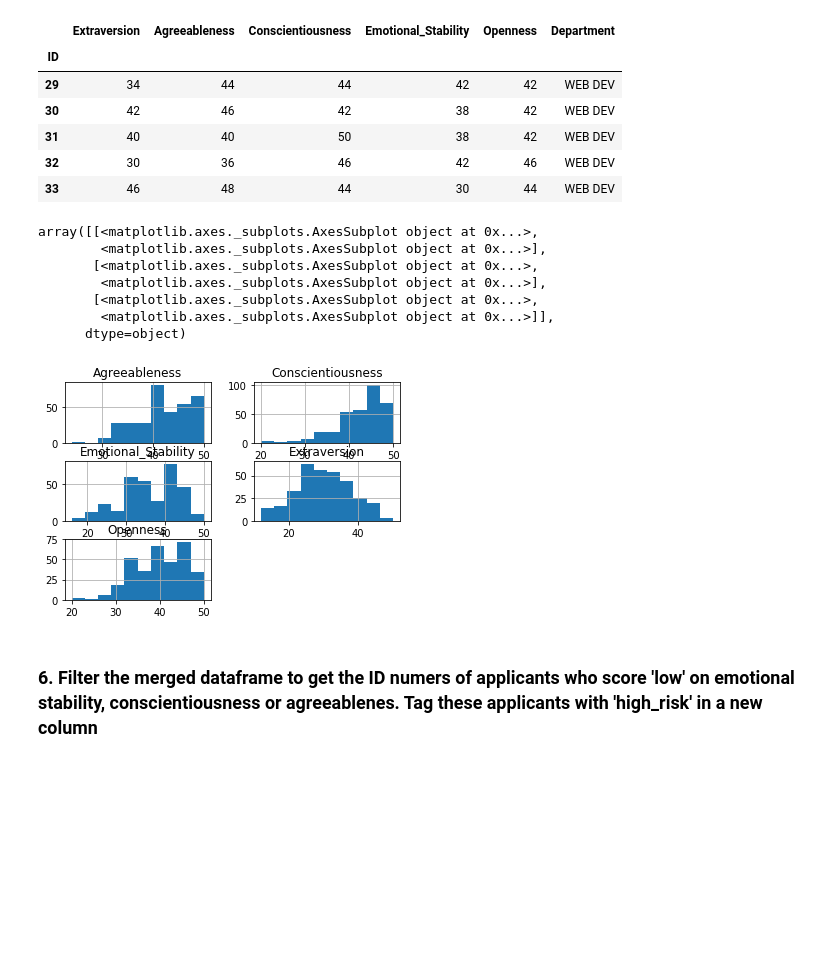
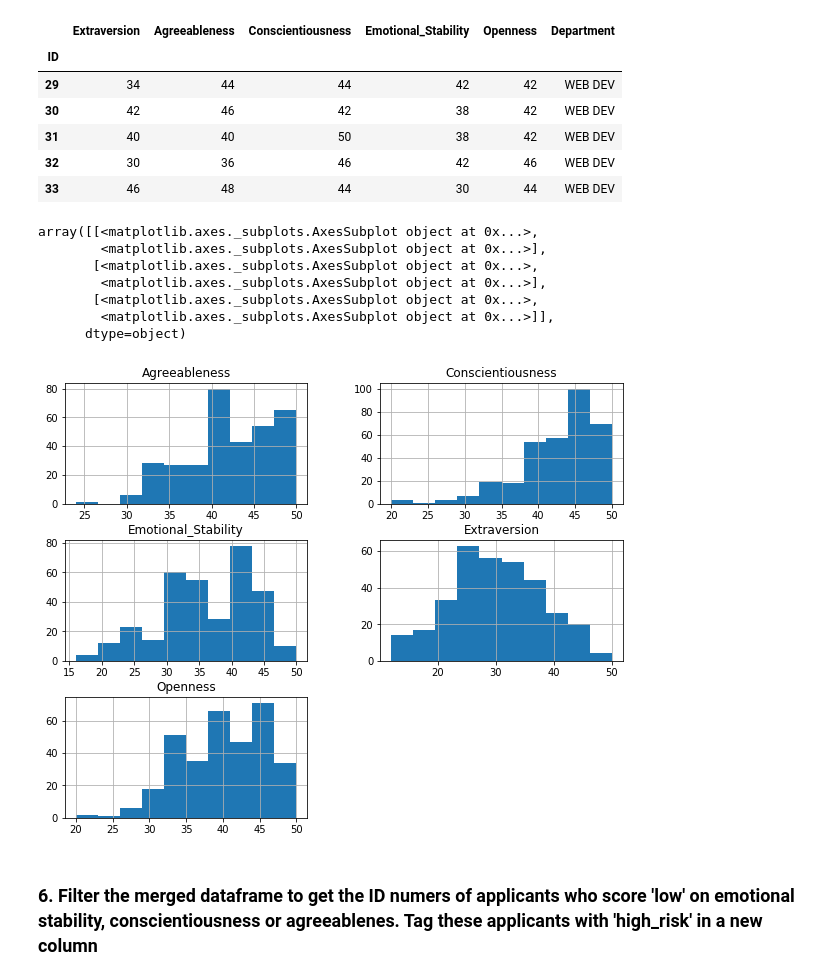
Before and after one commit to Andy-Nkumane/data-wrangling-functional-programming, a Jupyter notebook: Data wrangling - functional programming.ipynb, the cells around one changed output. Saved outputs shown, nothing was run; the diff lists cells and outputs as text; code cells hidden in the pictures; blank space fills up the shorter version.

```diff
--- a/Data wrangling - functional programming.ipynb
+++ b/Data wrangling - functional programming.ipynb
@@ -497,16 +496,16 @@ web.head()
 | 32 | 30 | 36 | 46 | 42 | 46 | WEB DEV |
 | 33 | 46 | 48 | 44 | 30 | 44 | WEB DEV |
 # %%
-web.hist()
+web.hist(figsize=(10,8))
 # %% [output]
 array([[<matplotlib.axes._subplots.AxesSubplot object at 0x...>,
         <matplotlib.axes._subplots.AxesSubplot object at 0x...>],
        [<matplotlib.axes._subplots.AxesSubplot object at 0x...>,
         <matplotlib.axes._subplots.AxesSubplot object at 0x...>],
        [<matplotlib.axes._subplots.AxesSubplot object at 0x...>,
         <matplotlib.axes._subplots.AxesSubplot object at 0x...>]],
       dtype=object)
-[figure, old version]
+[figure, new version]
 # %% [markdown]
 ### 6. Filter the merged dataframe to get the ID numers of applicants who score 'low' on emotional stability, conscientiousness or agreeablenes. Tag these applicants with 'high_risk' in a new column
 # %% [markdown]
```
Also changed, not shown: parts of 4 cells of this notebook.
